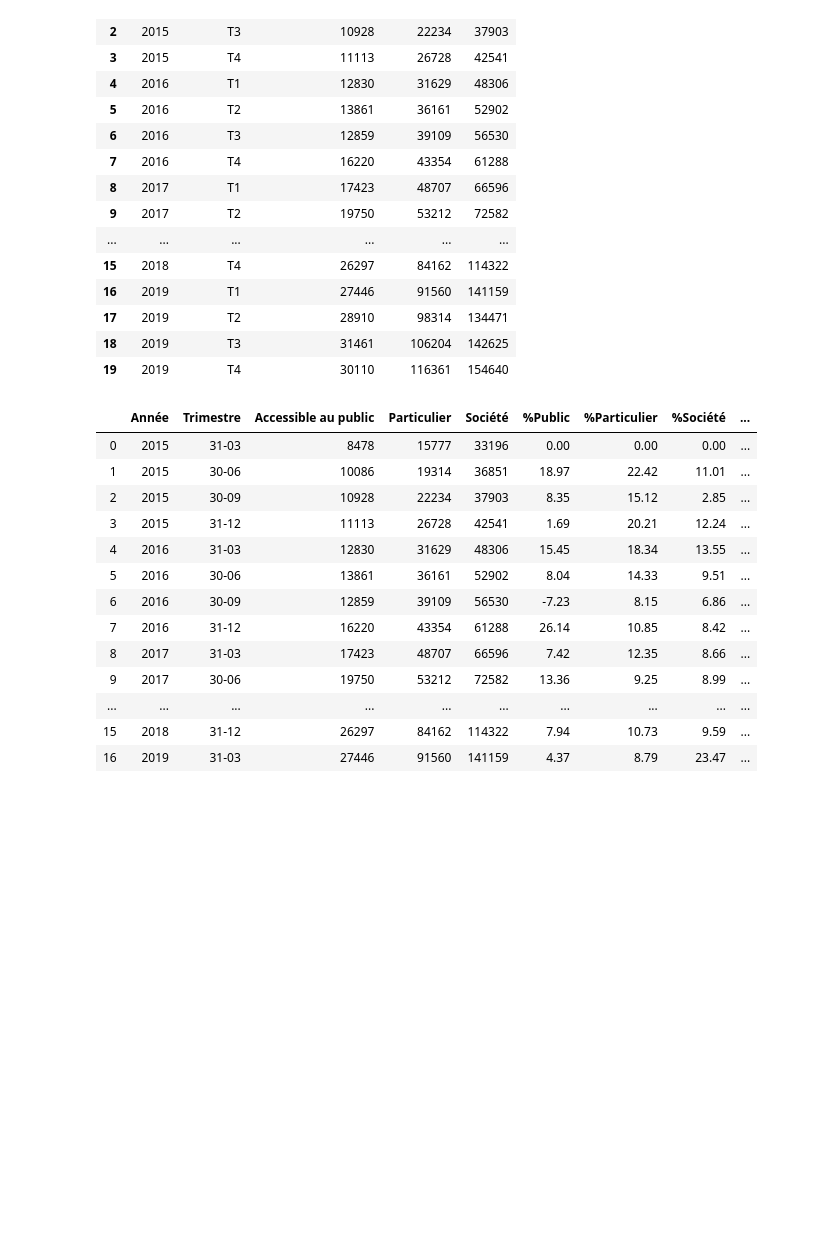
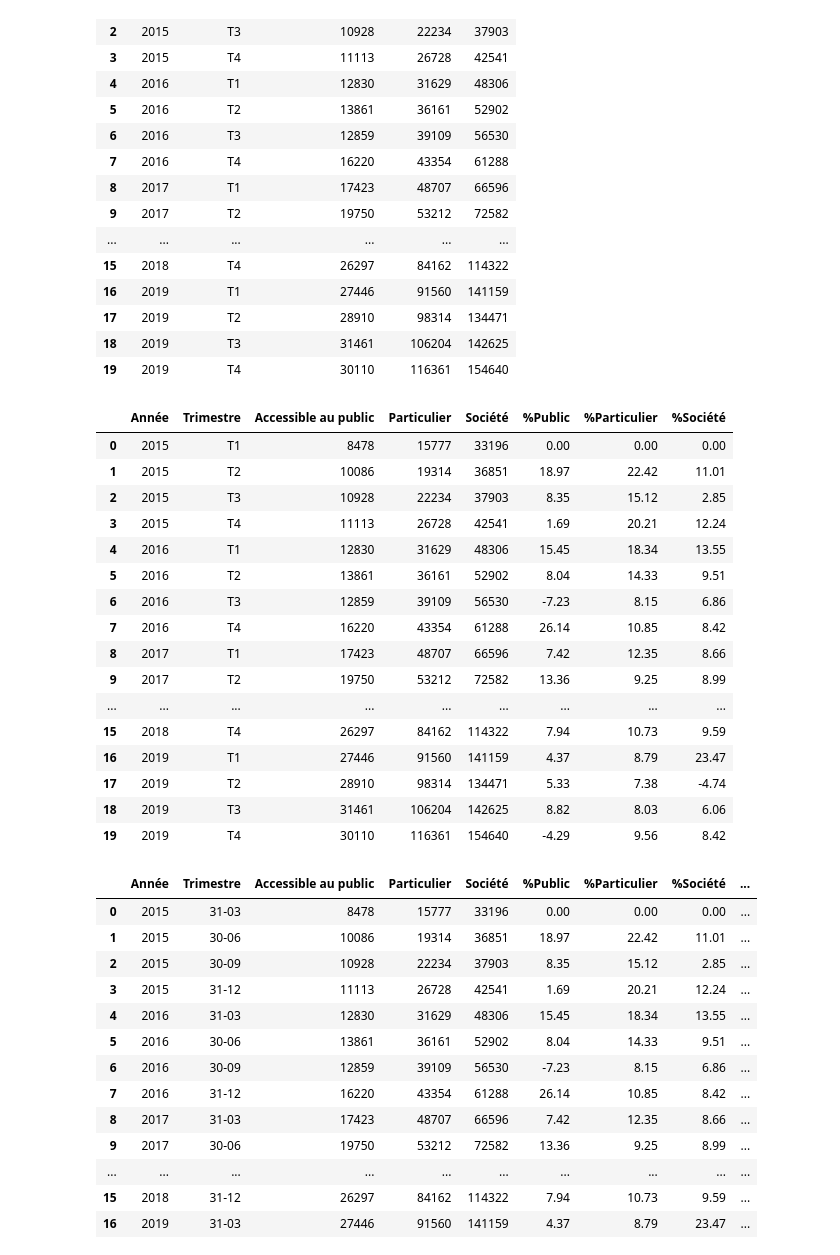
Before and after one commit to michaelromagne/base_irve_project, a Jupyter notebook: new_notebook_02.ipynb, the cells around one changed output. Cells and saved outputs as stored; diff of their text form; code cells hidden in the pictures; blank space fills up the shorter version.

```diff
--- a/new_notebook_02.ipynb
+++ b/new_notebook_02.ipynb
@@ -103,6 +103,26 @@ for i, row in irve_type.iterrows():
     else :
         irve_type.fillna(0, inplace=True)
         pass
+# %%
+irve_type
+# %% [output]
+|  | Année | Trimestre | Accessible au public | Particulier | Société | %Public | %Particulier | %Société |
+| 0 | 2015 | T1 | 8478 | 15777 | 33196 | 0.00 | 0.00 | 0.00 |
+| 1 | 2015 | T2 | 10086 | 19314 | 36851 | 18.97 | 22.42 | 11.01 |
+| 2 | 2015 | T3 | 10928 | 22234 | 37903 | 8.35 | 15.12 | 2.85 |
+| 3 | 2015 | T4 | 11113 | 26728 | 42541 | 1.69 | 20.21 | 12.24 |
+| 4 | 2016 | T1 | 12830 | 31629 | 48306 | 15.45 | 18.34 | 13.55 |
+| 5 | 2016 | T2 | 13861 | 36161 | 52902 | 8.04 | 14.33 | 9.51 |
+| 6 | 2016 | T3 | 12859 | 39109 | 56530 | -7.23 | 8.15 | 6.86 |
+| 7 | 2016 | T4 | 16220 | 43354 | 61288 | 26.14 | 10.85 | 8.42 |
+| 8 | 2017 | T1 | 17423 | 48707 | 66596 | 7.42 | 12.35 | 8.66 |
+| 9 | 2017 | T2 | 19750 | 53212 | 72582 | 13.36 | 9.25 | 8.99 |
+| ... | ... | ... | ... | ... | ... | ... | ... | ... |
+| 15 | 2018 | T4 | 26297 | 84162 | 114322 | 7.94 | 10.73 | 9.59 |
+| 16 | 2019 | T1 | 27446 | 91560 | 141159 | 4.37 | 8.79 | 23.47 |
+| 17 | 2019 | T2 | 28910 | 98314 | 134471 | 5.33 | 7.38 | -4.74 |
+| 18 | 2019 | T3 | 31461 | 106204 | 142625 | 8.82 | 8.03 | 6.06 |
+| 19 | 2019 | T4 | 30110 | 116361 | 154640 | -4.29 | 9.56 | 8.42 |
 # %%
 #Modification des Trimestres pour obtenir un Time Series
 irve_type.replace({'T1' : '31-03',
```
Also changed, not shown: 20 other files.
